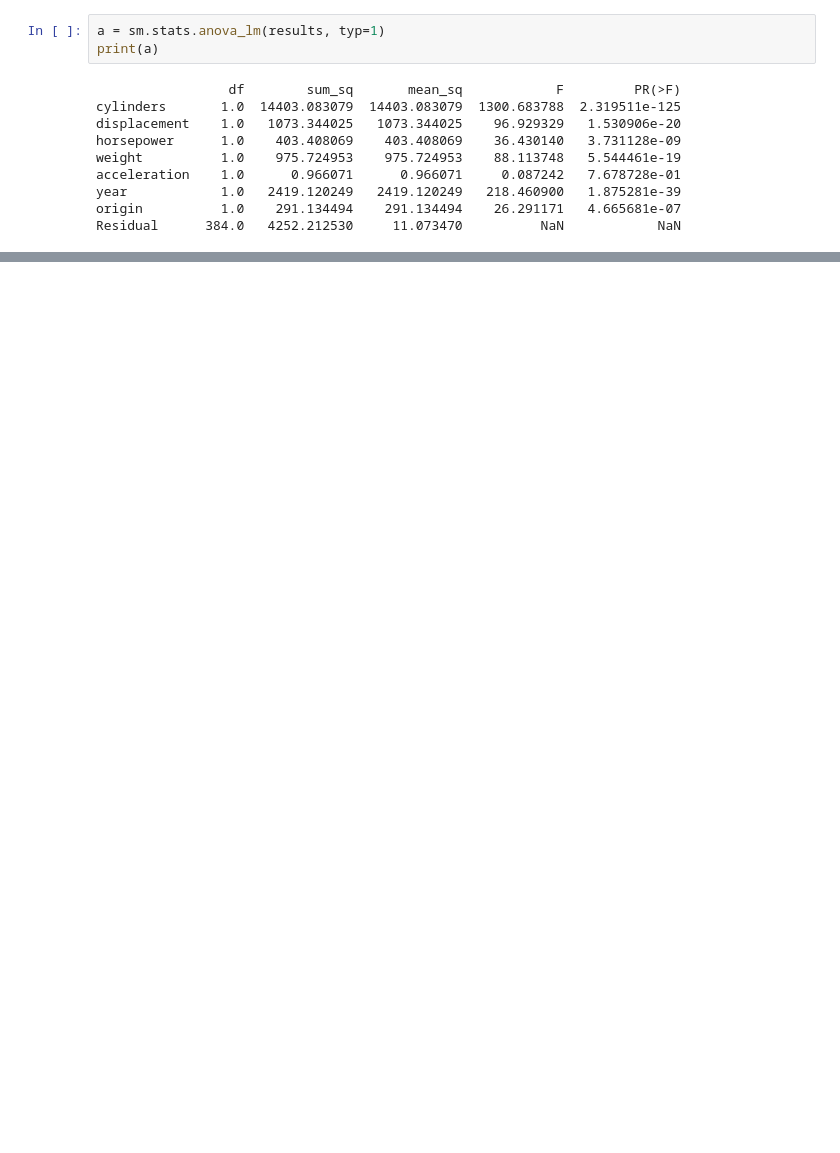
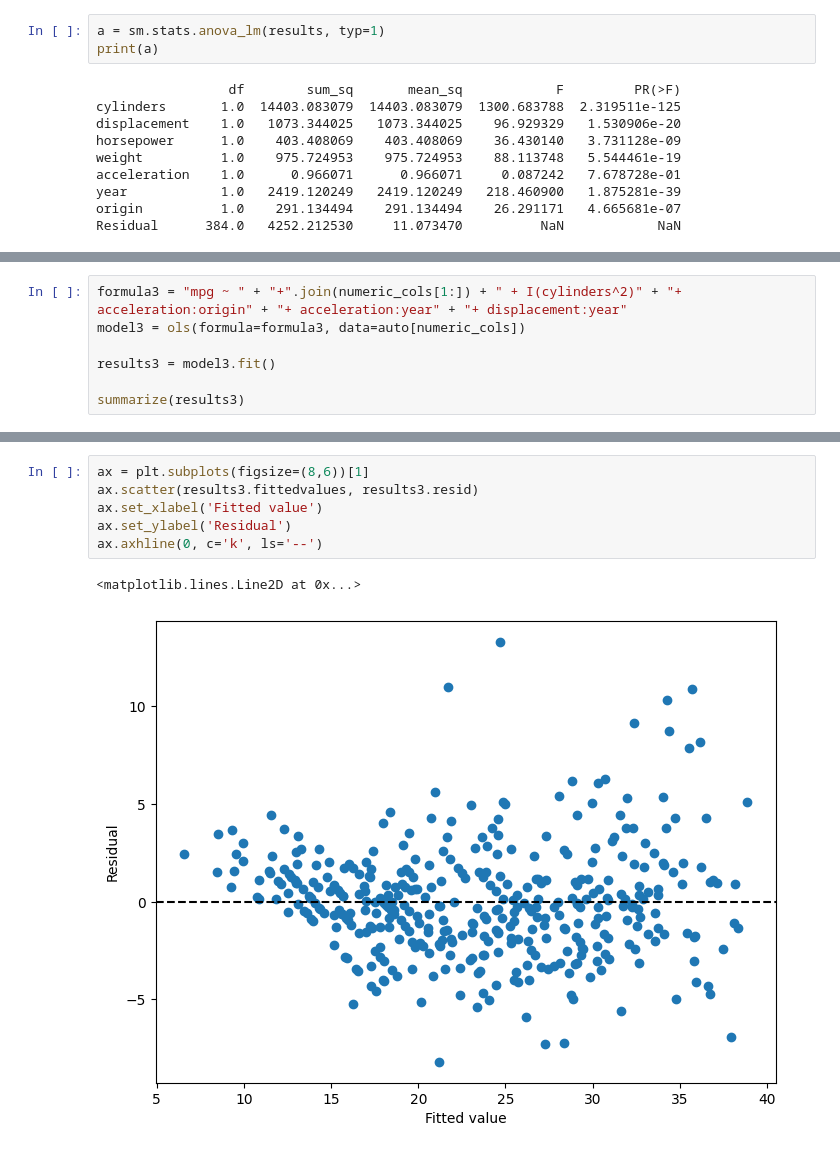
Before and after one commit to deusdevok/ISLP_Python, a Jupyter notebook: Chapter 3/Exercise9.ipynb, the cells around one changed output, grey strips where cells are left out. Drawn from its saved outputs; the diff is of its cells as text; blank space fills up the shorter version.

```diff
--- a/Chapter 3/Exercise9.ipynb
+++ b/Chapter 3/Exercise9.ipynb
@@ -109,0 +184,7 @@ https://en.wikipedia.org/wiki/Analysis_of_variance
+# %%
+formula3 = "mpg ~ " + "+".join(numeric_cols[1:]) + " + I(cylinders^2)" + "+ acceleration:origin" + "+ acceleration:year" + "+ displacement:year"
+model3 = ols(formula=formula3, data=auto[numeric_cols])
+
+results3 = model3.fit()
+
+summarize(results3)
@@ -109,0 +205,9 @@ https://en.wikipedia.org/wiki/Analysis_of_variance
+# %%
+ax = plt.subplots(figsize=(8,6))[1]
+ax.scatter(results3.fittedvalues, results3.resid)
+ax.set_xlabel('Fitted value')
+ax.set_ylabel('Residual')
+ax.axhline(0, c='k', ls='--')
+# %% [output]
+<matplotlib.lines.Line2D at 0x...>
+[figure, added]
```
Also changed, not shown: parts of 14 cells of this notebook.
